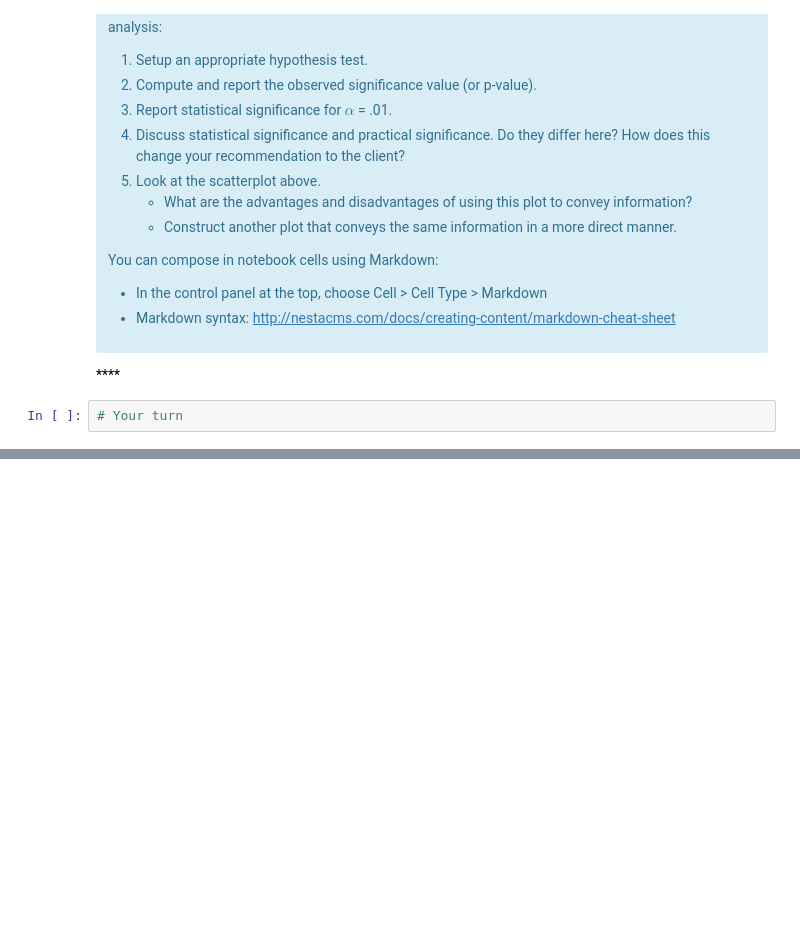
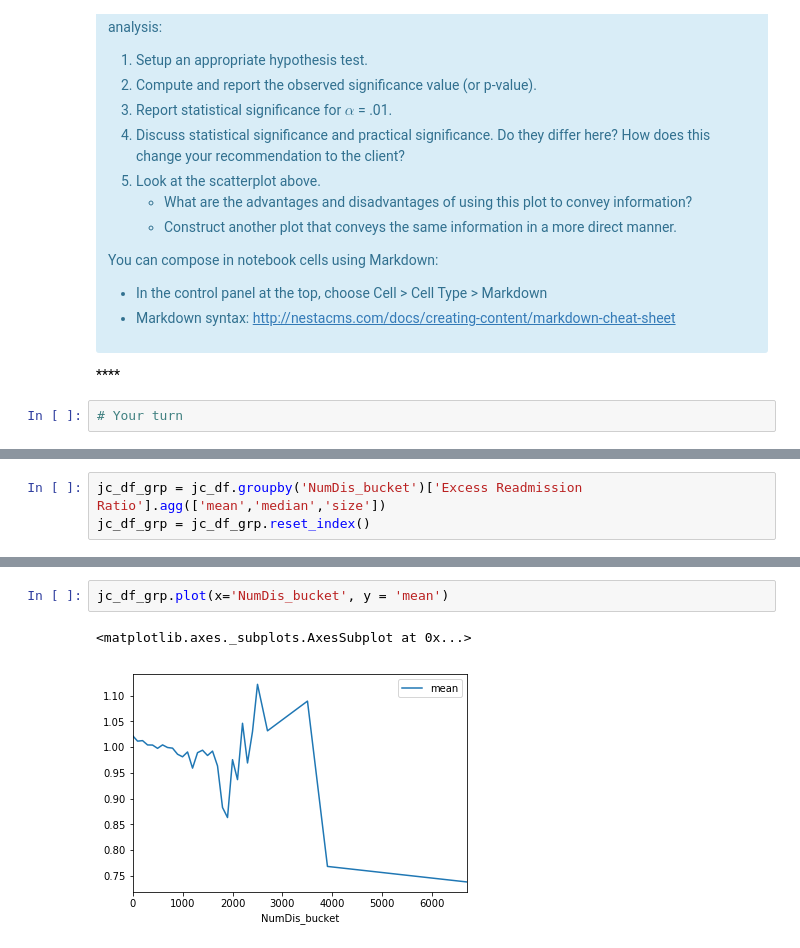
Before and after one commit to Jvcalin/Springboard-Data-Science-Intensive-Capstone-Project, a Jupyter notebook: EDA_Projects/hospital_readmit/sliderule_dsi_inferential_statistics_exercise_3.ipynb, the cells around one changed output, grey strips where cells are left out. Saved outputs shown, nothing was run; the diff lists cells and outputs as text; blank space fills up the shorter version.

```diff
--- a/EDA_Projects/hospital_readmit/sliderule_dsi_inferential_statistics_exercise_3.ipynb
+++ b/EDA_Projects/hospital_readmit/sliderule_dsi_inferential_statistics_exercise_3.ipynb
@@ -116,0 +200,3 @@ You can compose in notebook cells using Markdown:
+# %%
+jc_df_grp = jc_df.groupby('NumDis_bucket')['Excess Readmission Ratio'].agg(['mean','median','size'])
+jc_df_grp = jc_df_grp.reset_index()
@@ -116,0 +223,5 @@ You can compose in notebook cells using Markdown:
+# %%
+jc_df_grp.plot(x='NumDis_bucket', y = 'mean')
+# %% [output]
+<matplotlib.axes._subplots.AxesSubplot at 0x...>
+[figure, added]
```
Also changed, not shown: parts of 13 cells of this notebook, 5 other files.
